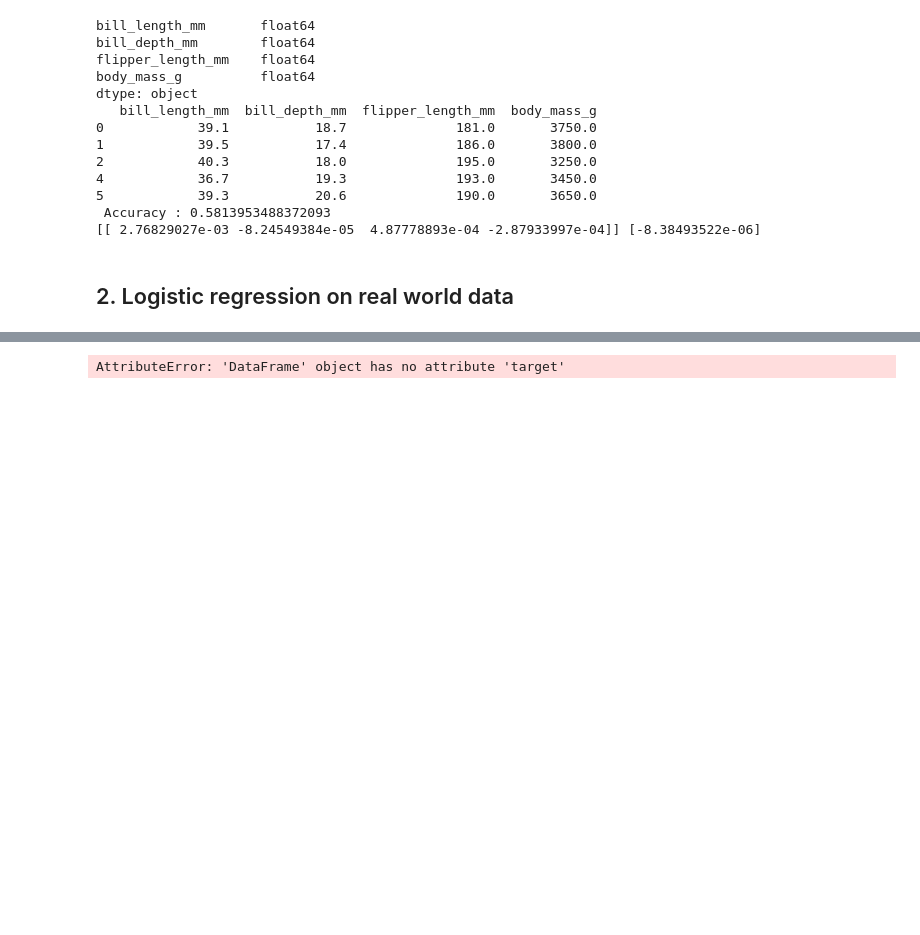
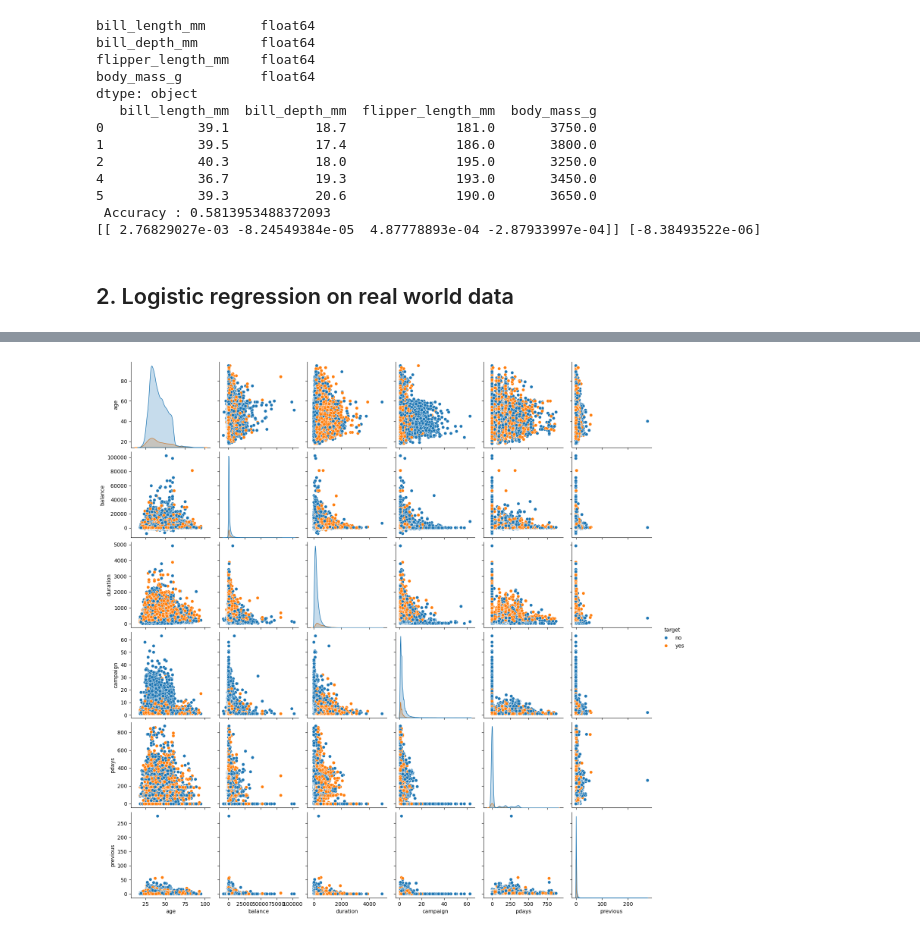
Before and after one commit to uvinduuu/EN3150-PatternRecognition, a Jupyter notebook: Assignment 2/Assognment02.ipynb, the cells around one changed output, grey strips where cells are left out. Drawn from its saved outputs; the diff is of its cells as text; code cells hidden in the pictures; blank space fills up the shorter version.

```diff
--- a/Assignment 2/Assognment02.ipynb
+++ b/Assignment 2/Assognment02.ipynb
@@ -437,10 +460,10 @@ failures    0.319968 -0.165915    0.097730  -0.147441  1.000000
 # %%
-data['target'] = data.target  # Add the target variable to the DataFrame
+data['target'] = y  # Add the target variable to the DataFrame
 pairplot = data[selected_features + ['target']]  # Select the features and target variable
 
 # Create a pairplot
 sns.pairplot(pairplot, hue='target', diag_kind='kde')
 
 plt.show()
 # %% [output]
-AttributeError: 'DataFrame' object has no attribute 'target'
+[figure, added]
```
Also changed, not shown: parts of 4 cells of this notebook.
